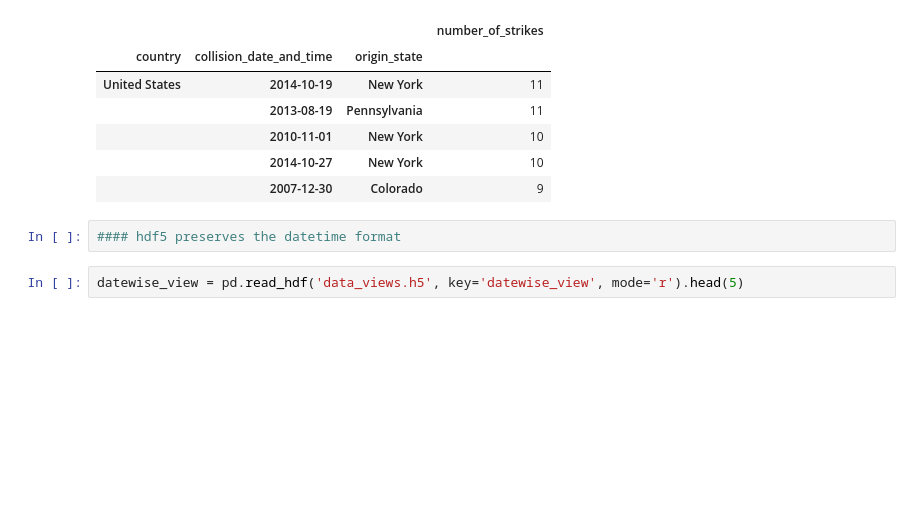
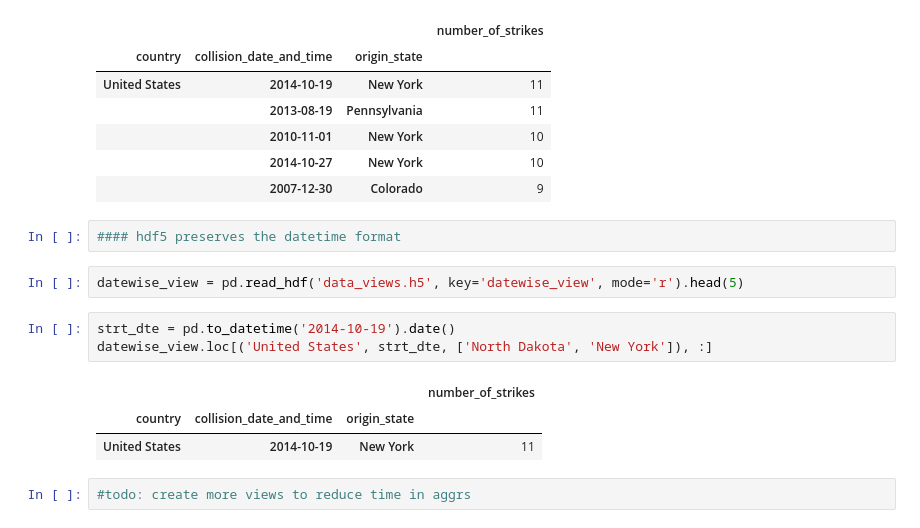
Before and after one commit to NAnnamalai/python_data_analysis, a Jupyter notebook: hdf5_processing.ipynb, the cells around one changed output. Cells and saved outputs as stored; diff of their text form; blank space fills up the shorter version.

```diff
--- a/hdf5_processing.ipynb
+++ b/hdf5_processing.ipynb
@@ -196,3 +198,12 @@ pd.read_hdf('data_views.h5', key='datewise_view', mode='r').head(5)
 #### hdf5 preserves the datetime format
 # %%
 datewise_view = pd.read_hdf('data_views.h5', key='datewise_view', mode='r').head(5)
+# %%
+strt_dte = pd.to_datetime('2014-10-19').date()
+datewise_view.loc[('United States', strt_dte, ['North Dakota', 'New York']), :]
+# %% [output]
+|  |  |  | number_of_strikes |
+| country | collision_date_and_time | origin_state |  |
+| United States | 2014-10-19 | New York | 11 |
+# %%
+#todo: create more views to reduce time in aggrs
```
Also changed, not shown: parts of 5 cells of this notebook.
